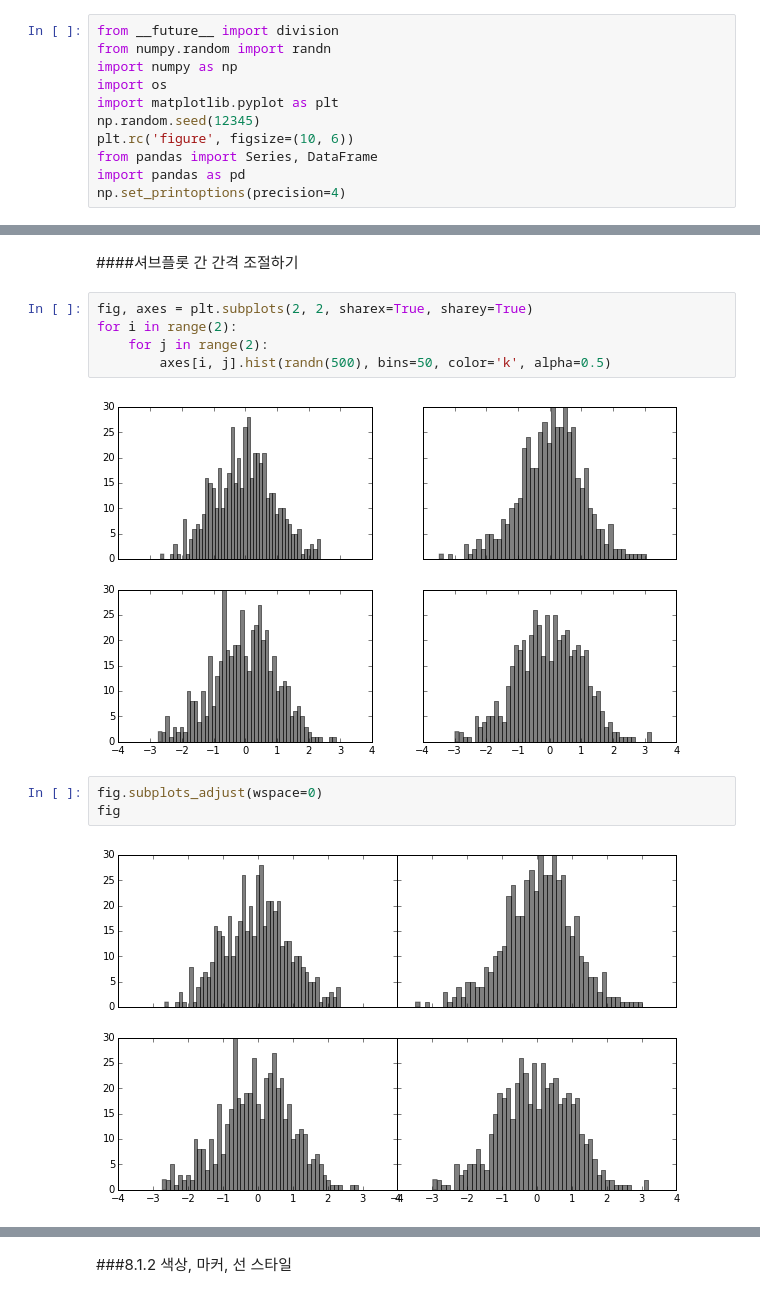
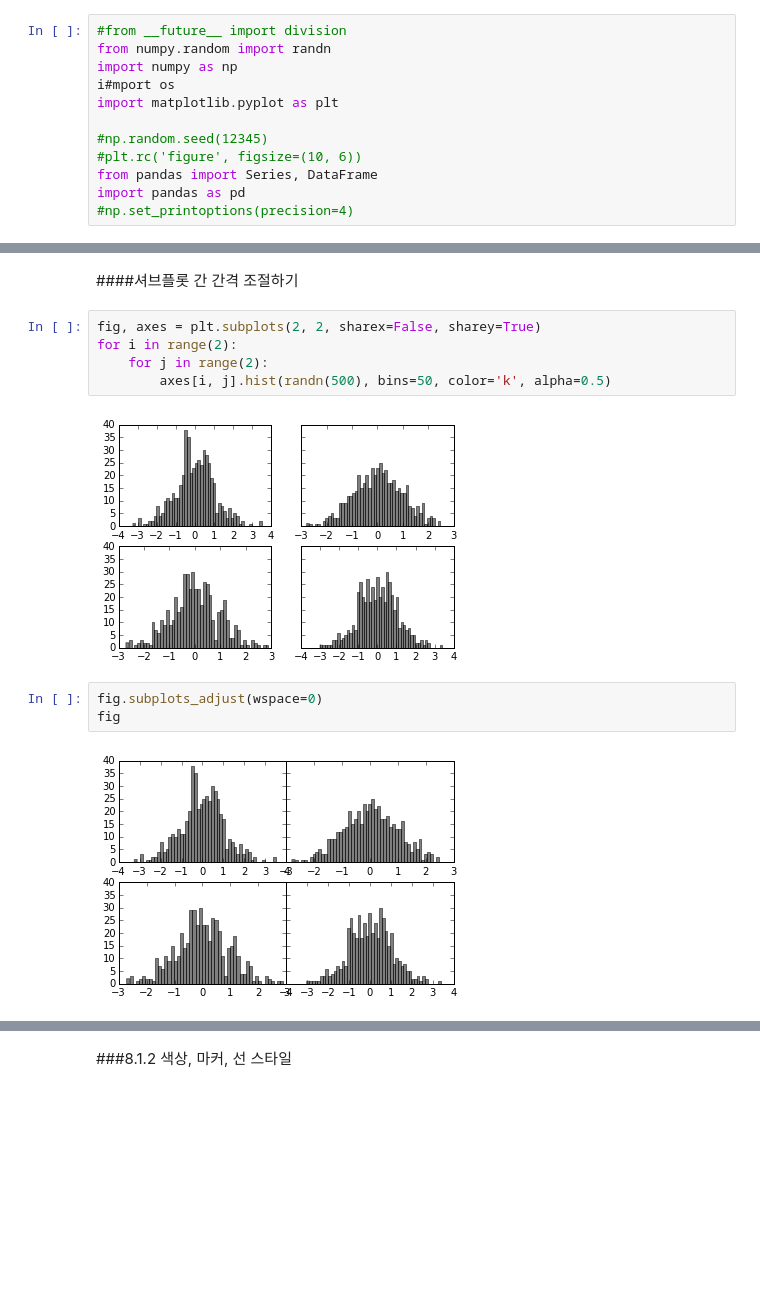
Before and after one commit to goslim12/python_for_Data_Analysis, a Jupyter notebook: Chapter_8.ipynb, the cells around one changed output, grey strips where cells are left out. Cells and saved outputs as stored; diff of their text form; blank space fills up the shorter version.

```diff
--- a/Chapter_8.ipynb
+++ b/Chapter_8.ipynb
@@ -10,14 +9,15 @@
 # %% [markdown]
 ###8.1.1 Figure와 서브플롯
 # %%
-from __future__ import division
+#from __future__ import division
 from numpy.random import randn
 import numpy as np
-import os
+i#mport os
 import matplotlib.pyplot as plt
-np.random.seed(12345)
-plt.rc('figure', figsize=(10, 6))
+
+#np.random.seed(12345)
+#plt.rc('figure', figsize=(10, 6))
 from pandas import Series, DataFrame
 import pandas as pd
-np.set_printoptions(precision=4)
+#np.set_printoptions(precision=4)
 # %%
@@ -94,17 +93,17 @@ fig.subplots_adjust?
 # %% [markdown]
 ####셔브플롯 간 간격 조절하기
 # %%
-fig, axes = plt.subplots(2, 2, sharex=True, sharey=True)
+fig, axes = plt.subplots(2, 2, sharex=False, sharey=True)
 for i in range(2):
     for j in range(2):
         axes[i, j].hist(randn(500), bins=50, color='k', alpha=0.5)
 # %% [output]
-[figure, old version]
+[figure, new version]
 # %%
 fig.subplots_adjust(wspace=0)
 fig
 # %% [output]
-[figure, old version]
+[figure, new version]
 # %%
 fig.subplots_adjust(hspace=0)
 fig
```
Also changed, not shown: parts of 42 cells of this notebook.
